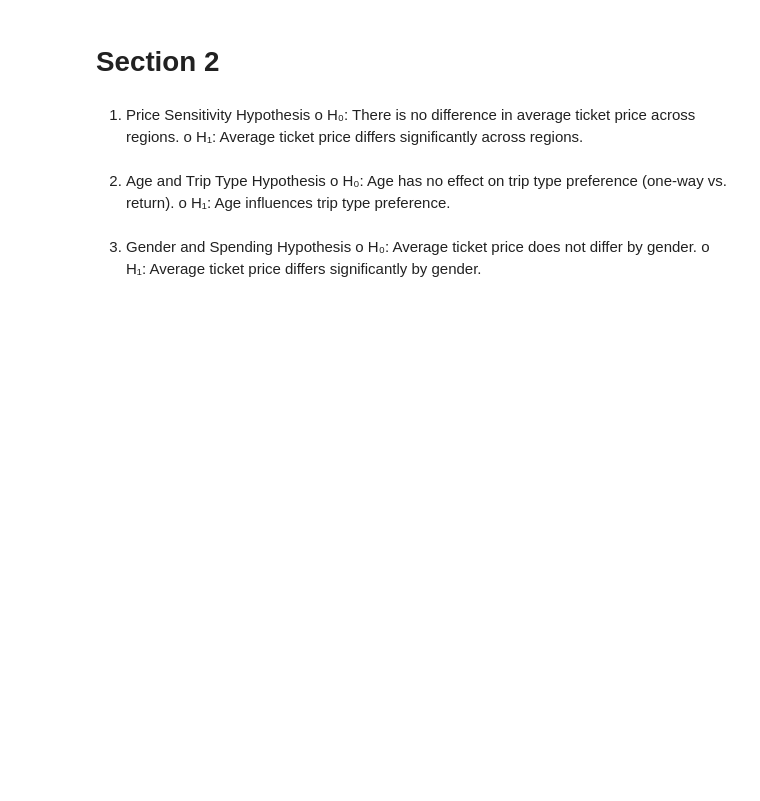
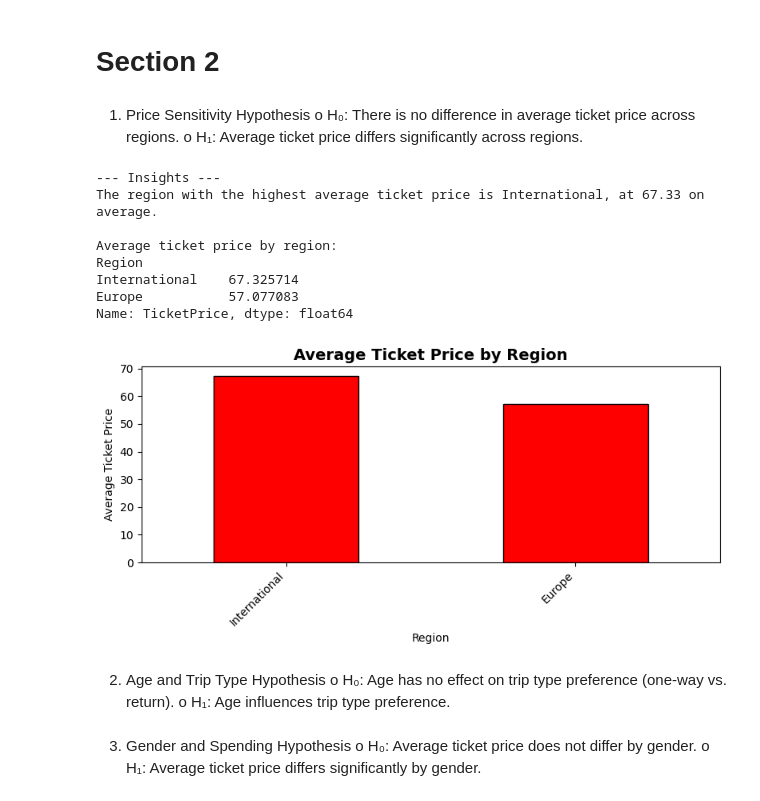
Before and after one commit to Tashaun33/Enigma-Excursions, a Jupyter notebook: jupyter_notebooks/Notebook_Template.ipynb, the cells around one changed output. Cells and saved outputs as stored; diff of their text form; code cells hidden in the pictures; blank space fills up the shorter version.

Commit message:
added print and chart

```diff
--- a/jupyter_notebooks/Notebook_Template.ipynb
+++ b/jupyter_notebooks/Notebook_Template.ipynb
@@ -148,14 +148,53 @@ o	H₁: Average ticket price differs significantly across regions.
 # %%
 import pandas as pd
 import numpy as np
 from scipy import stats
+import matplotlib.pyplot as plt
 
 
+
+data = pd.read_csv('C:/Users/mr01w/Desktop/Enigma Excursions/Enigma-Excursions/data/processed/clean-elite/Book2-elite.csv')
+
 # Average ticket price by region
-    region_prices = df.groupby("Region")["Ticketprice"].mean().sort_values(ascending=False)
-    top_region = region_prices.idxmax()
-    insights.append(f" The region with the highest average ticket price is **{top_region}**, "
-                    f"at {region_prices[top_region]:.2f} on average.")
+region_prices = data.groupby("Region")["TicketPrice"].mean().sort_values(ascending=False)
+top_region = region_prices.idxmax()
+
+try:
+    insights
+except NameError:
+    insights = []
+
+insights.append(
+    f"The region with the highest average ticket price is **{top_region}**, "
+    f"at {region_prices[top_region]:.2f} on average."
+)
+
+
+print("\n--- Insights ---")
+print(f"The region with the highest average ticket price is {top_region}, "
+      f"at {region_prices[top_region]:.2f} on average.\n")
+
+print("Average ticket price by region:")
+print(region_prices)
+
+plt.figure(figsize=(8,4))
+region_prices.plot(kind="bar", color="red", edgecolor="black")
+plt.title("Average Ticket Price by Region", fontsize=14, fontweight='bold')
+plt.xlabel("Region")
+plt.ylabel("Average Ticket Price")
+plt.xticks(rotation=45, ha="right")
+plt.tight_layout()
+plt.show()
+# %% [output]
+--- Insights ---
+The region with the highest average ticket price is International, at 67.33 on average.
+
+Average ticket price by region:
+Region
+International    67.325714
+Europe           57.077083
+Name: TicketPrice, dtype: float64
+[figure, added]
 # %% [markdown]
 2.	Age and Trip Type Hypothesis
 o	H₀: Age has no effect on trip type preference (one-way vs. return).
```
Also changed, not shown: parts of 4 cells of this notebook, 2 other files.
